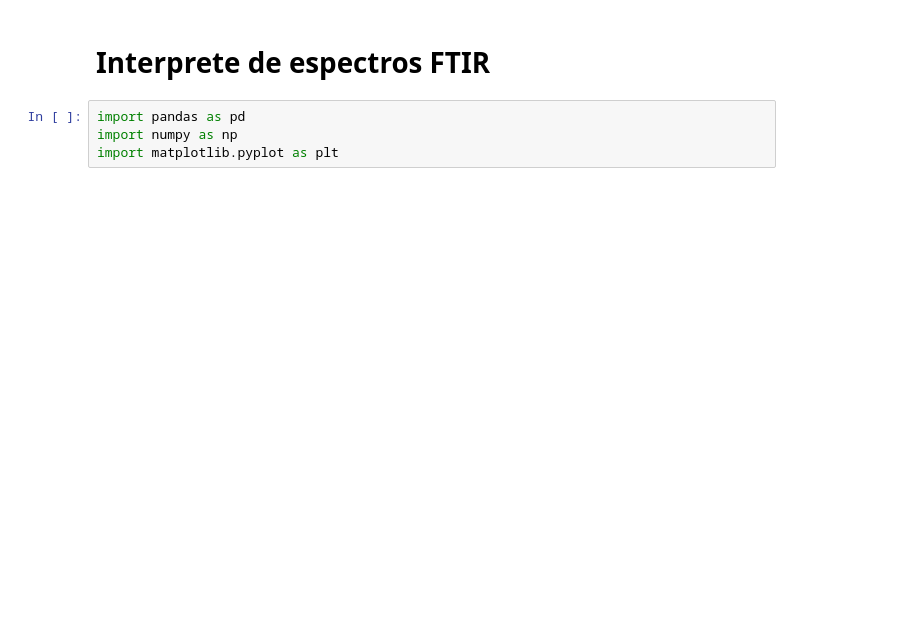
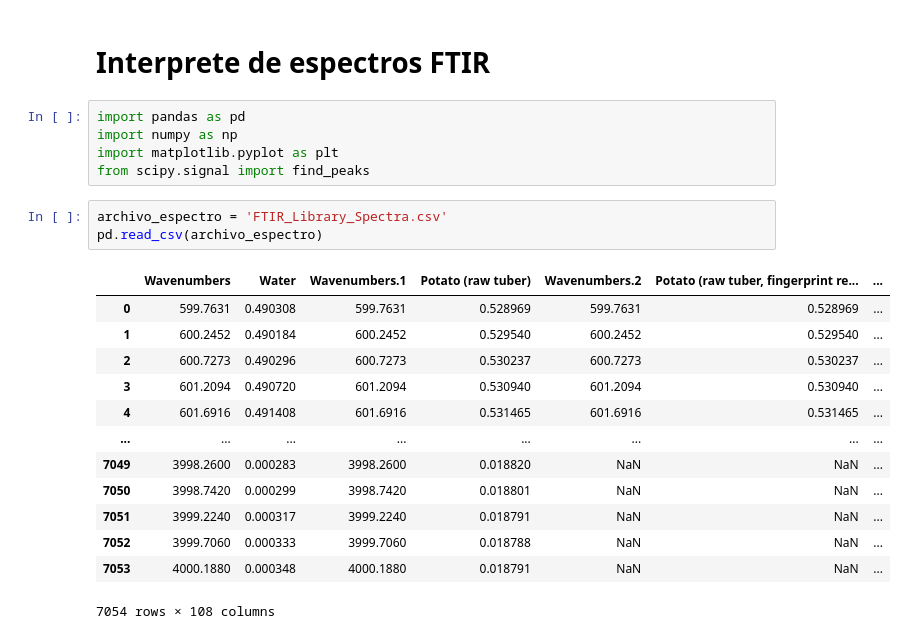
Before and after one commit to joscor34/FTIR_Interpreter, a Jupyter notebook: FTIR_Inspector.ipynb, the cells around one changed output. Saved outputs shown, nothing was run; the diff lists cells and outputs as text; blank space fills up the shorter version.

```diff
--- a/FTIR_Inspector.ipynb
+++ b/FTIR_Inspector.ipynb
@@ -4,4 +4,22 @@
 import pandas as pd
 import numpy as np
 import matplotlib.pyplot as plt
+from scipy.signal import find_peaks
+# %%
+archivo_espectro = 'FTIR_Library_Spectra.csv'
+pd.read_csv(archivo_espectro)
+# %% [output]
+|  | Wavenumbers | Water | Wavenumbers.1 | Potato (raw tuber) | Wavenumbers.2 | Potato (raw tuber, fingerprint re... | ... |
+| 0 | 599.7631 | 0.490308 | 599.7631 | 0.528969 | 599.7631 | 0.528969 | ... |
+| 1 | 600.2452 | 0.490184 | 600.2452 | 0.529540 | 600.2452 | 0.529540 | ... |
+| 2 | 600.7273 | 0.490296 | 600.7273 | 0.530237 | 600.7273 | 0.530237 | ... |
+| 3 | 601.2094 | 0.490720 | 601.2094 | 0.530940 | 601.2094 | 0.530940 | ... |
+| 4 | 601.6916 | 0.491408 | 601.6916 | 0.531465 | 601.6916 | 0.531465 | ... |
+| ... | ... | ... | ... | ... | ... | ... | ... |
+| 7049 | 3998.2600 | 0.000283 | 3998.2600 | 0.018820 | NaN | NaN | ... |
+| 7050 | 3998.7420 | 0.000299 | 3998.7420 | 0.018801 | NaN | NaN | ... |
+| 7051 | 3999.2240 | 0.000317 | 3999.2240 | 0.018791 | NaN | NaN | ... |
+| 7052 | 3999.7060 | 0.000333 | 3999.7060 | 0.018788 | NaN | NaN | ... |
+| 7053 | 4000.1880 | 0.000348 | 4000.1880 | 0.018791 | NaN | NaN | ... |
+7054 rows × 108 columns
 # %%
```
Also changed, not shown: parts of 4 cells of this notebook.
